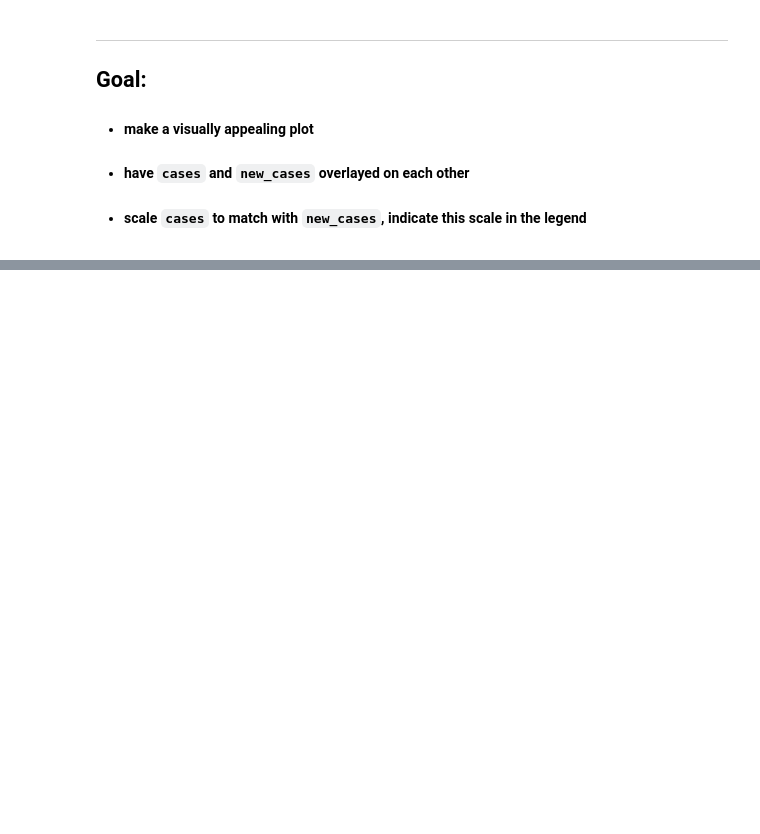
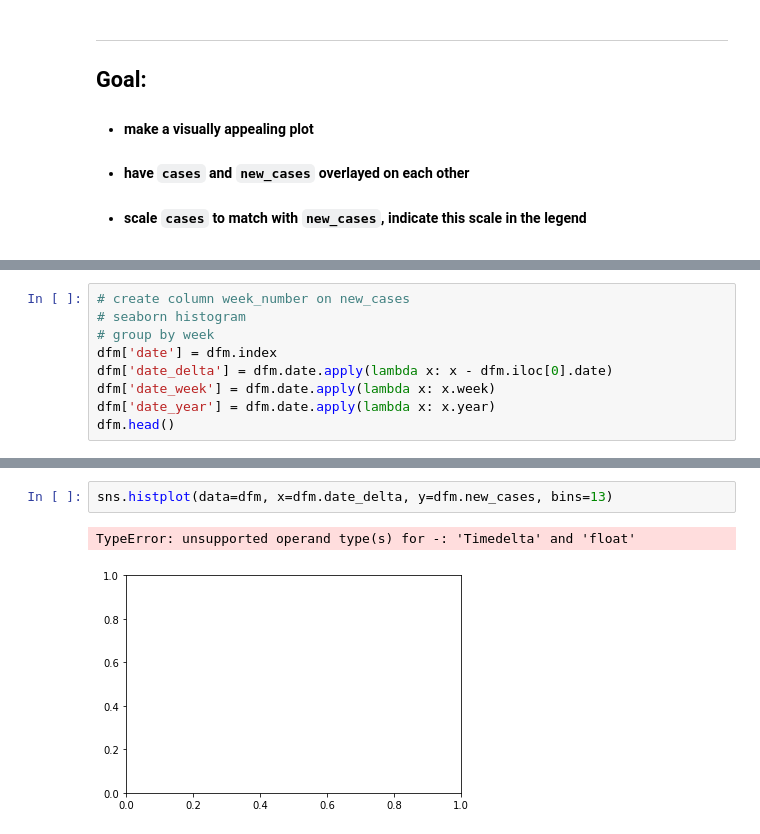
Before and after one commit to davydka/notebooks, a Jupyter notebook: CovidPortlandMultnomah.ipynb, the cells around one changed output, grey strips where cells are left out. Cells and saved outputs as stored; diff of their text form; blank space fills up the shorter version.

Commit message:
feat: exploring seaborn wip

```diff
--- a/CovidPortlandMultnomah.ipynb
+++ b/CovidPortlandMultnomah.ipynb
@@ -65,0 +69,9 @@ dfm.tail()
+# %%
+# create column week_number on new_cases
+# seaborn histogram
+# group by week
+dfm['date'] = dfm.index
+dfm['date_delta'] = dfm.date.apply(lambda x: x - dfm.iloc[0].date)
+dfm['date_week'] = dfm.date.apply(lambda x: x.week)
+dfm['date_year'] = dfm.date.apply(lambda x: x.year)
+dfm.head()
@@ -65,0 +86,5 @@ dfm.tail()
+# %%
+sns.histplot(data=dfm, x=dfm.date_delta, y=dfm.new_cases, bins=13)
+# %% [output]
+TypeError: unsupported operand type(s) for -: 'Timedelta' and 'float'
+[figure, added]
```
Also changed, not shown: parts of 7 cells of this notebook.
